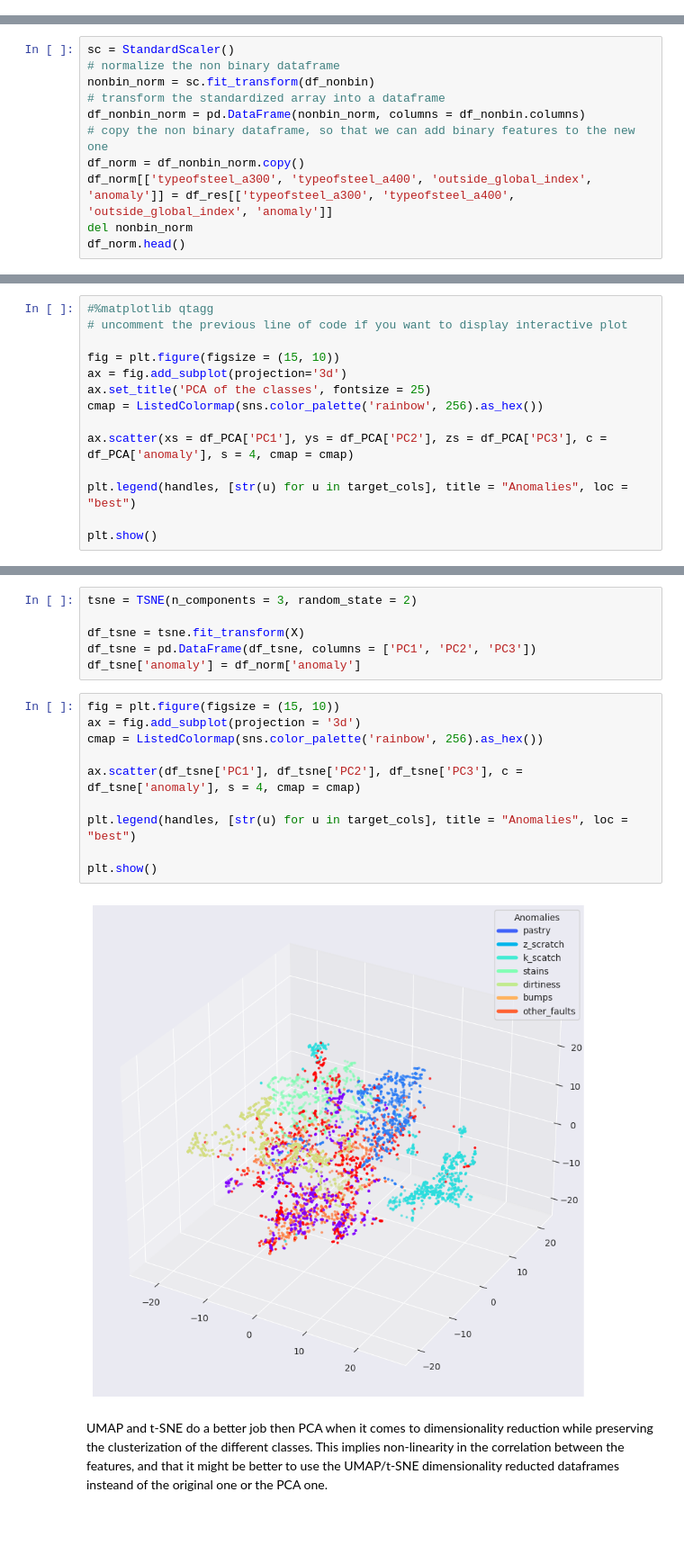
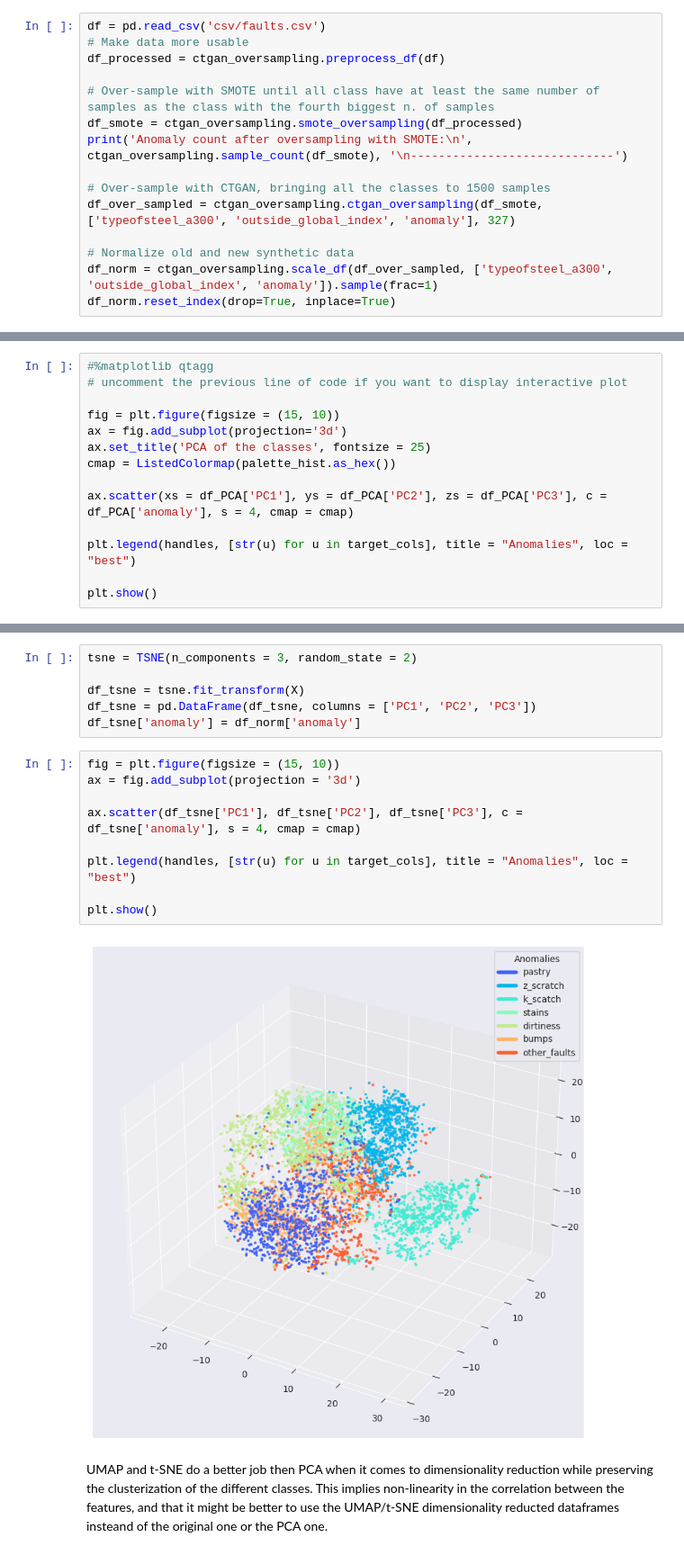
Before and after one commit to dariogemo/UNIVR-machinelearning, a Jupyter notebook: steel_plates.ipynb, the cells around one changed output, grey strips where cells are left out. Shown at 90% size. Drawn from its saved outputs; the diff is of its cells as text; blank space fills up the shorter version.

```diff
--- a/steel_plates.ipynb
+++ b/steel_plates.ipynb
@@ -420,0 +520,15 @@ df_res = pd.merge(pd.DataFrame(X_res), pd.DataFrame(y_res), right_index = True,
+# %%
+df = pd.read_csv('csv/faults.csv')
+# Make data more usable
+df_processed = ctgan_oversampling.preprocess_df(df)
+
+# Over-sample with SMOTE until all class have at least the same number of samples as the class with the fourth biggest n. of samples
+df_smote = ctgan_oversampling.smote_oversampling(df_processed)
+print('Anomaly count after oversampling with SMOTE:\n', ctgan_oversampling.sample_count(df_smote), '\n-----------------------------')
+
+# Over-sample with CTGAN, bringing all the classes to 1500 samples
+df_over_sampled = ctgan_oversampling.ctgan_oversampling(df_smote, ['typeofsteel_a300', 'outside_global_index', 'anomaly'], 327)
+
+# Normalize old and new synthetic data
+df_norm = ctgan_oversampling.scale_df(df_over_sampled, ['typeofsteel_a300', 'outside_global_index', 'anomaly']).sample(frac=1)
+df_norm.reset_index(drop=True, inplace=True)
@@ -551,11 +575,0 @@ df_nonbin = df_res.drop(['typeofsteel_a300', 'typeofsteel_a400', 'outside_global
-# %%
-sc = StandardScaler()
-# normalize the non binary dataframe
-nonbin_norm = sc.fit_transform(df_nonbin)
-# transform the standardized array into a dataframe
-df_nonbin_norm = pd.DataFrame(nonbin_norm, columns = df_nonbin.columns)
-# copy the non binary dataframe, so that we can add binary features to the new one
-df_norm = df_nonbin_norm.copy()
-df_norm[['typeofsteel_a300', 'typeofsteel_a400', 'outside_global_index', 'anomaly']] = df_res[['typeofsteel_a300', 'typeofsteel_a400', 'outside_global_index', 'anomaly']]
-del nonbin_norm
-df_norm.head()
@@ -622,7 +627,7 @@ df_PCA['anomaly'] = df_norm['anomaly']
 fig = plt.figure(figsize = (15, 10))
 ax = fig.add_subplot(projection='3d')
 ax.set_title('PCA of the classes', fontsize = 25)
-cmap = ListedColormap(sns.color_palette('rainbow', 256).as_hex())
+cmap = ListedColormap(palette_hist.as_hex())
 
 ax.scatter(xs = df_PCA['PC1'], ys = df_PCA['PC2'], zs = df_PCA['PC3'], c = df_PCA['anomaly'], s = 4, cmap = cmap)
 
@@ -644,14 +649,13 @@ df_tsne['anomaly'] = df_norm['anomaly']
 # %%
 fig = plt.figure(figsize = (15, 10))
 ax = fig.add_subplot(projection = '3d')
-cmap = ListedColormap(sns.color_palette('rainbow', 256).as_hex())
 
 ax.scatter(df_tsne['PC1'], df_tsne['PC2'], df_tsne['PC3'], c = df_tsne['anomaly'], s = 4, cmap = cmap)
 
 plt.legend(handles, [str(u) for u in target_cols], title = "Anomalies", loc = "best")
 
 plt.show()
 # %% [output]
-[figure, old version]
+[figure, new version]
 # %% [markdown]
 UMAP and t-SNE do a better job then PCA when it comes to dimensionality reduction while preserving the clusterization of the different classes. This implies non-linearity in the correlation between the features, and that it might be better to use the UMAP/t-SNE dimensionality reducted dataframes insteand of the original one or the PCA one.
```
Also changed, not shown: parts of 73 cells of this notebook, 2 other files.
